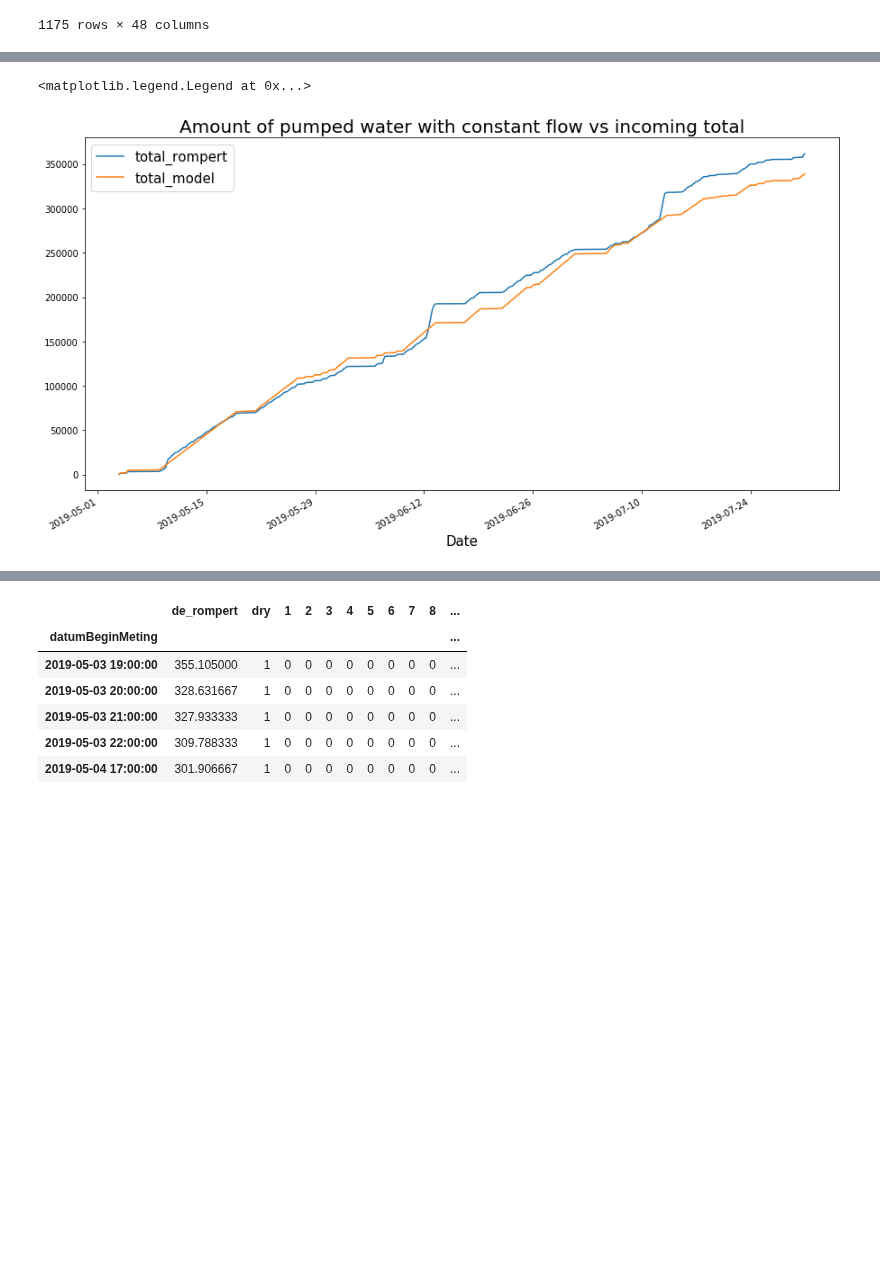
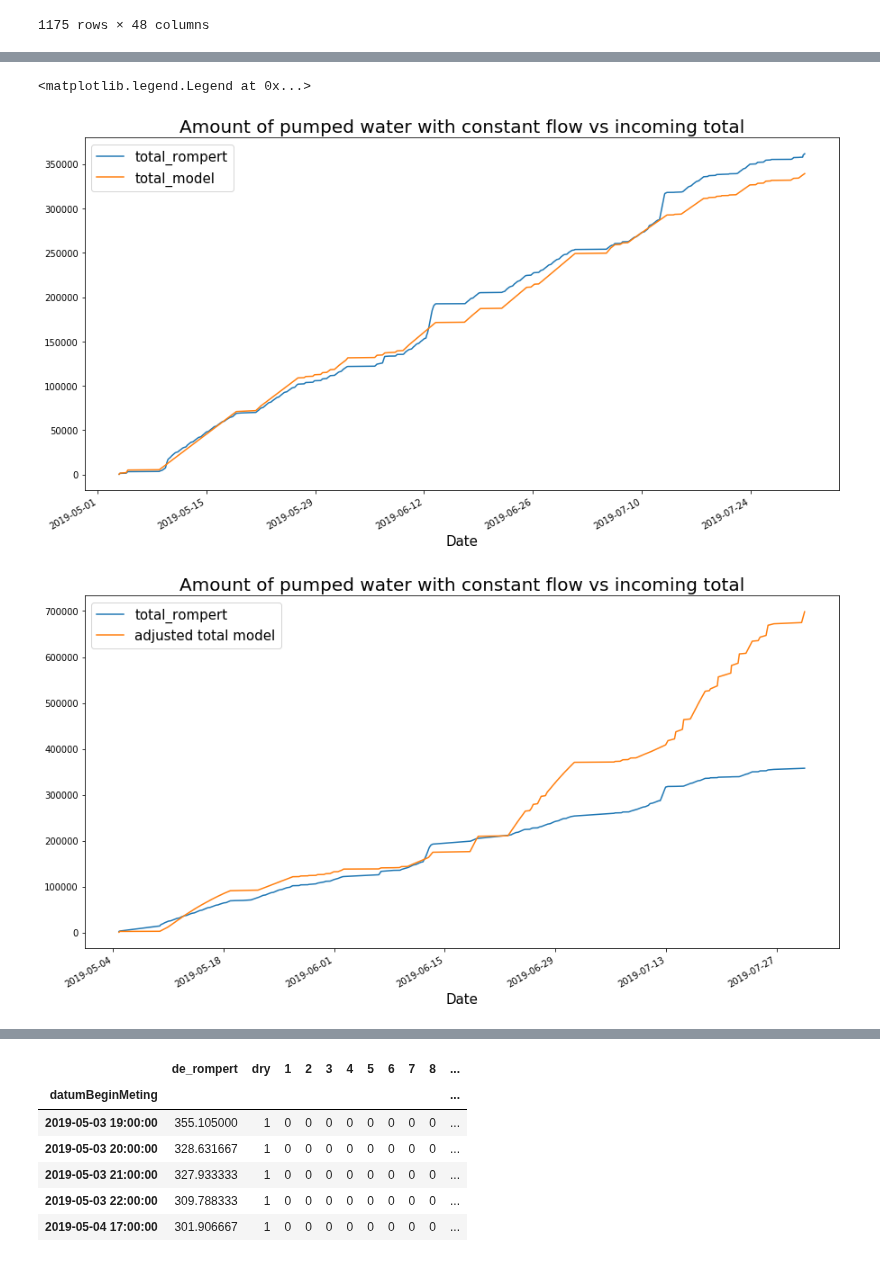
Before and after one commit to Trezorro/waterschap-datachallenge, a Jupyter notebook: Model 2.ipynb, the cells around one changed output, grey strips where cells are left out. Cells and saved outputs as stored; diff of their text form; code cells hidden in the pictures; blank space fills up the shorter version.

```diff
--- a/Model 2.ipynb
+++ b/Model 2.ipynb
@@ -280,11 +298,17 @@ ax.legend(prop={'size': 15})
 # %%
 ax = matched[['total_rompert', 'total_model']].plot(figsize=(15,8))
 ax.set_title('Amount of pumped water with constant flow vs incoming total', size = 20)
 ax.set_xlabel('Date', size = 15)
 ax.legend(prop={'size': 15})
+
+ax = matched2[['total_rompert', 'adjusted total model']].plot(figsize=(15,8))
+ax.set_title('Amount of pumped water with constant flow vs incoming total', size = 20)
+ax.set_xlabel('Date', size = 15)
+ax.legend(prop={'size': 15})
 # %% [output]
 <matplotlib.legend.Legend at 0x...>
 [figure]
+[figure, added]
 # %%
 matched['difference'] = matched['total_rompert'] - matched['total_model']
 ax = matched.difference.plot(figsize = (15,8))
```
Also changed, not shown: parts of 4 cells of this notebook.
